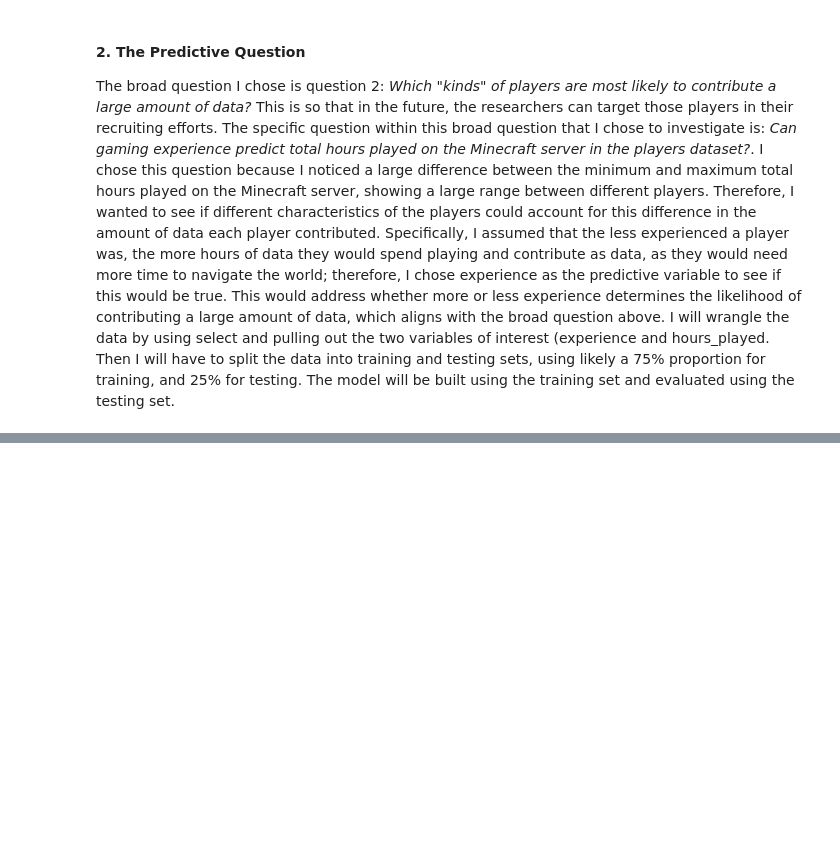
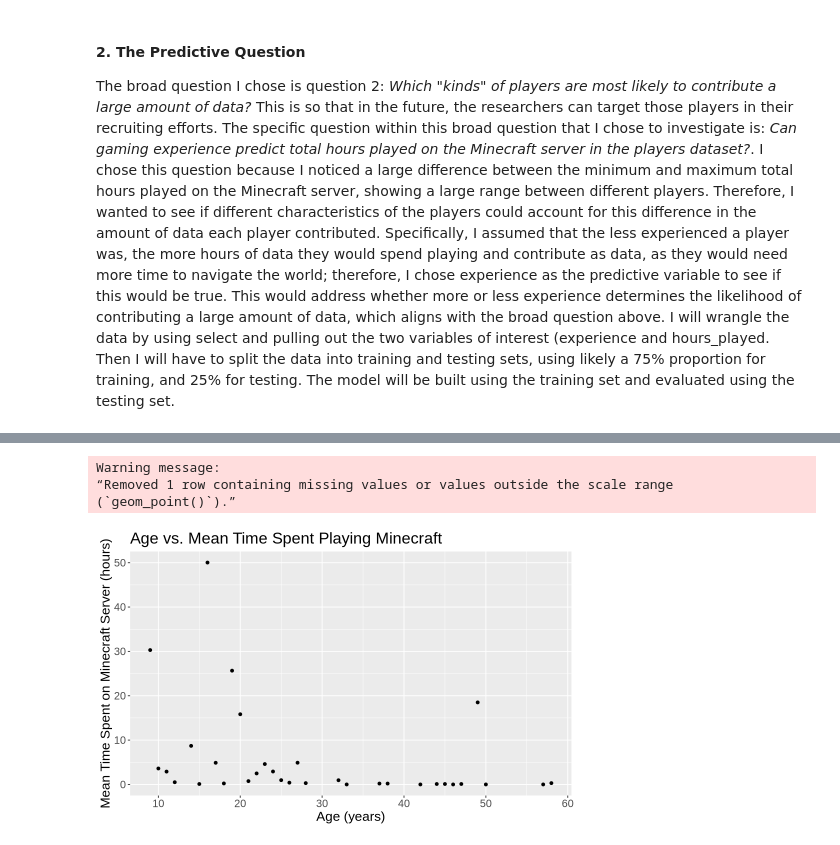
Before and after one commit to Juliaasakura/individual_planning_stage_dsci_100, a Jupyter notebook: individual_report.ipynb, the cells around one changed output, grey strips where cells are left out. Saved outputs shown, nothing was run; the diff lists cells and outputs as text; code cells hidden in the pictures; blank space fills up the shorter version.

```diff
--- a/individual_report.ipynb
+++ b/individual_report.ipynb
@@ -123,2 +164,21 @@ The broad question I chose is question 2: *Which "kinds" of players are most lik
+# %%
+played_hours_averages_by_age<- players |>
+    group_by (Age) |>
+    summarize (mean_played_hours = mean(played_hours))
+
+options(repr.plot.width = 8, repr.plot.height = 5)
+experience_age_gender_plot<- played_hours_averages_by_age|>
+    ggplot(aes(x=Age, y=mean_played_hours))+
+    geom_point(stat="identity") +
+    labs (x = "Age (years)",
+          y = "Mean Time Spent on Minecraft Server (hours)",
+          title = "Age vs. Mean Time Spent Playing Minecraft") +
+    theme(text = element_text(size=16))
+experience_age_gender_plot
+# %% [output]
+Warning message:
+“Removed 1 row containing missing values or values outside the scale range
+(`geom_point()`).”
+[figure, added]
 # %% [markdown]
 #### 4. method/plan
```
Also changed, not shown: parts of 11 cells of this notebook.
